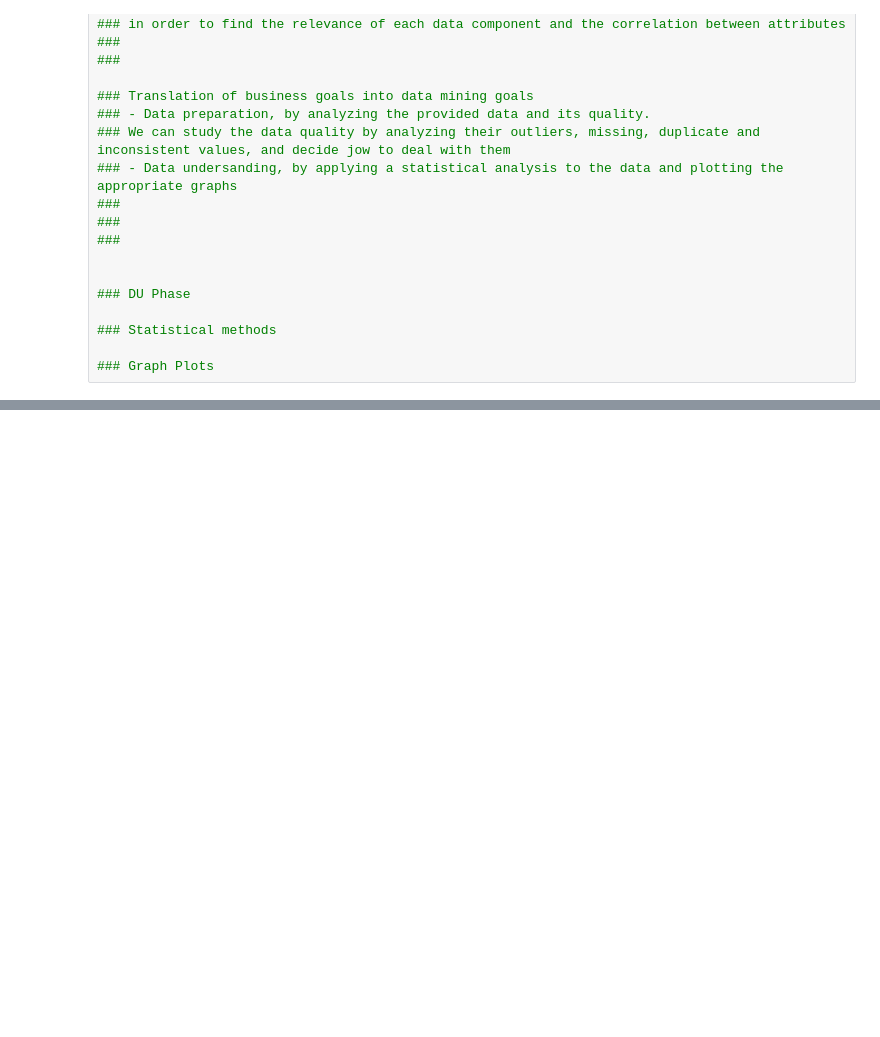
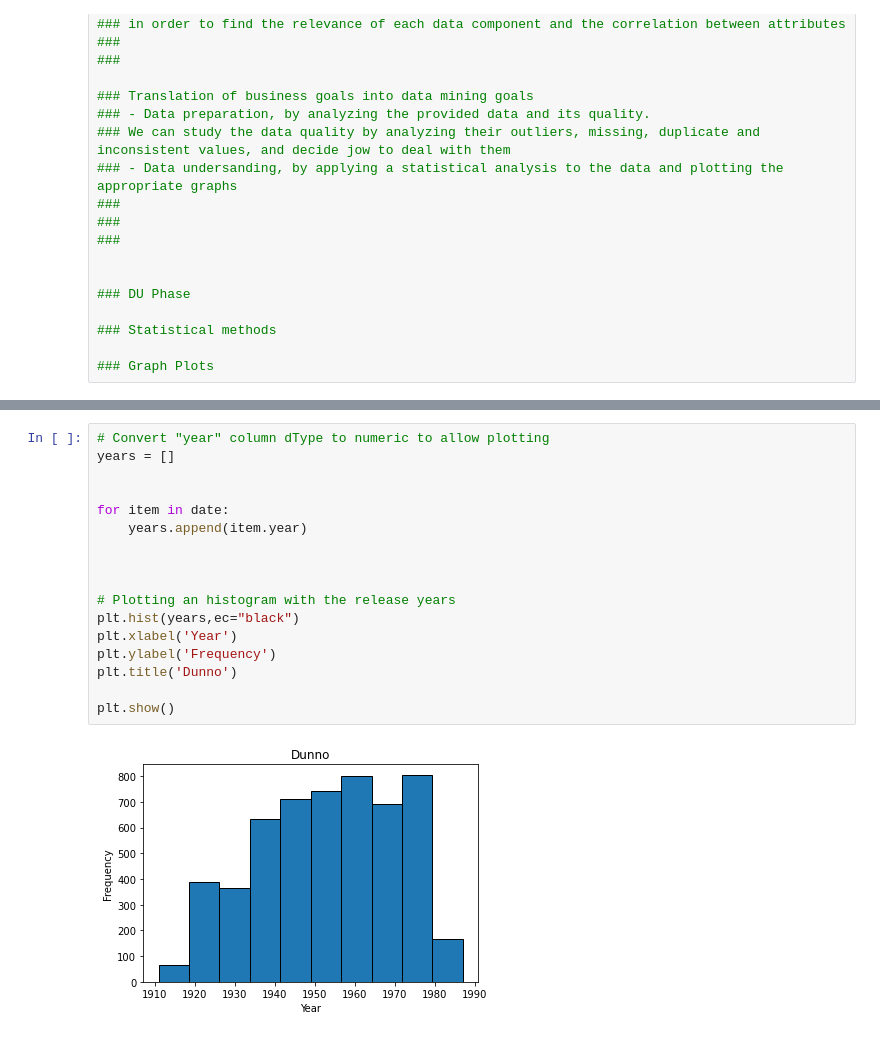
Before and after one commit to biam05/ac-feup, a Jupyter notebook: Untitled.ipynb, the cells around one changed output, grey strips where cells are left out. Drawn from its saved outputs; the diff is of its cells as text; blank space fills up the shorter version.

```diff
--- a/Untitled.ipynb
+++ b/Untitled.ipynb
@@ -103,0 +114,19 @@ print(gender[:5])
+# %%
+# Convert "year" column dType to numeric to allow plotting
+years = []
+
+
+for item in date:
+    years.append(item.year)
+
+
+
+# Plotting an histogram with the release years
+plt.hist(years,ec="black")
+plt.xlabel('Year')
+plt.ylabel('Frequency')
+plt.title('Dunno')
+
+plt.show()
+# %% [output]
+[figure, added]
```
Also changed, not shown: parts of 7 cells of this notebook, 5 other files.
